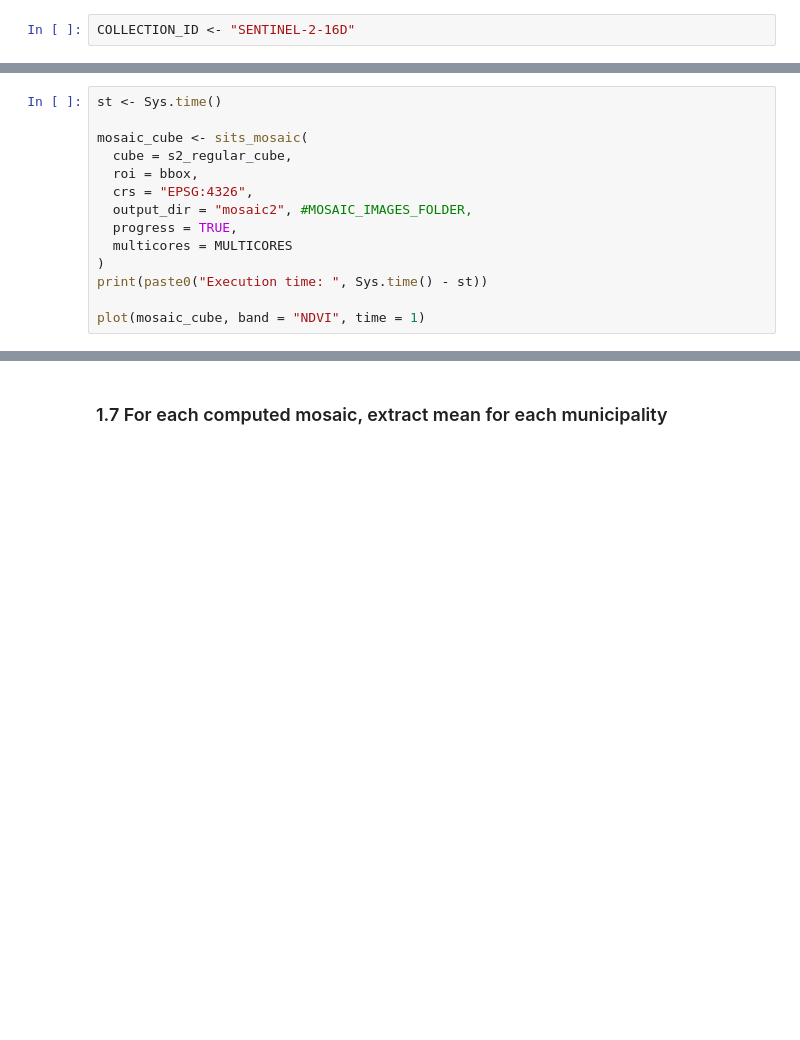
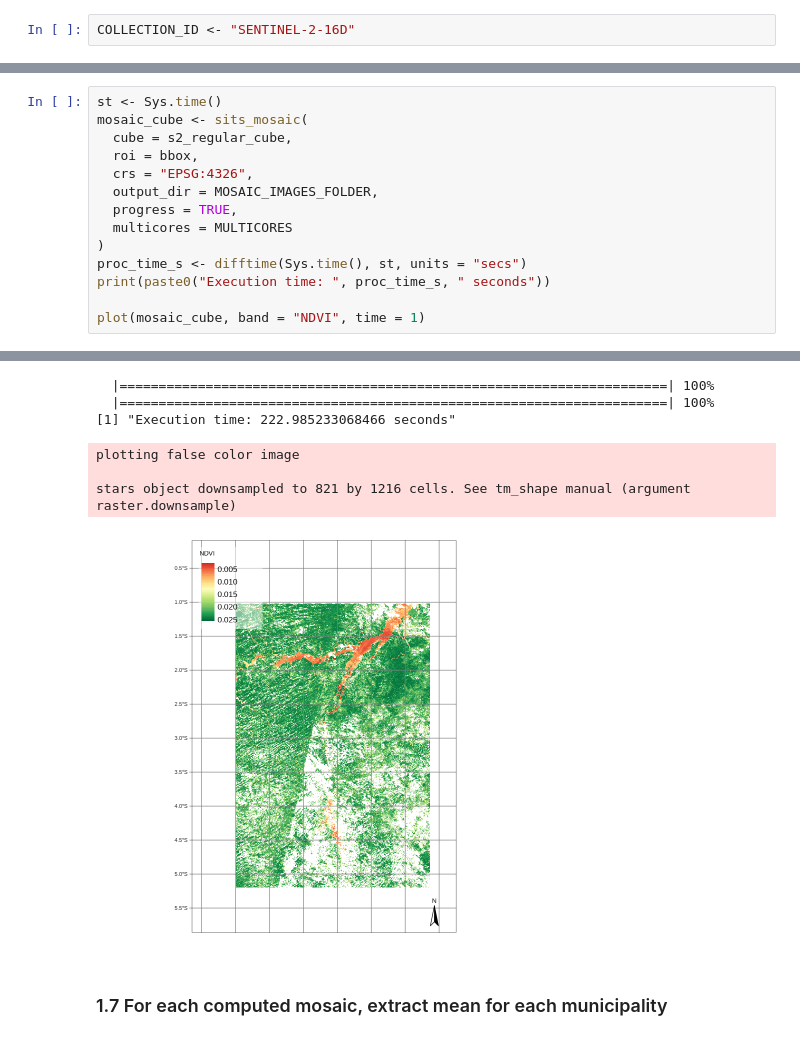
Before and after one commit to Harmonize-Brazil/annual-meeting-bdclab-demo, a Jupyter notebook: 3.compute_ndvi_csv.ipynb, the cells around one changed output, grey strips where cells are left out. Drawn from its saved outputs; the diff is of its cells as text; blank space fills up the shorter version.

```diff
--- a/3.compute_ndvi_csv.ipynb
+++ b/3.compute_ndvi_csv.ipynb
@@ -244,14 +288,15 @@ stars object downsampled to 831 by 1201 cells. See tm_shape manual (argument ras
 # %%
 st <- Sys.time()
-
 mosaic_cube <- sits_mosaic(
   cube = s2_regular_cube,
   roi = bbox,
   crs = "EPSG:4326",
-  output_dir = "mosaic2", #MOSAIC_IMAGES_FOLDER,
+  output_dir = MOSAIC_IMAGES_FOLDER,
   progress = TRUE,
   multicores = MULTICORES
 )
-print(paste0("Execution time: ", Sys.time() - st))
+proc_time_s <- difftime(Sys.time(), st, units = "secs")
+print(paste0("Execution time: ", proc_time_s, " seconds"))
 
 plot(mosaic_cube, band = "NDVI", time = 1)
+# %% [output]
@@ -258,3 +305,10 @@ plot(mosaic_cube, band = "NDVI", time = 1)
+  |======================================================================| 100%
+  |======================================================================| 100%
+[1] "Execution time: 222.985233068466 seconds"
+plotting false color image
+
+stars object downsampled to 821 by 1216 cells. See tm_shape manual (argument raster.downsample)
+[figure, added]
 # %% [markdown]
 ### 1.7 For each computed mosaic, extract mean for each municipality
 # %%
```
Also changed, not shown: parts of 18 cells of this notebook.
